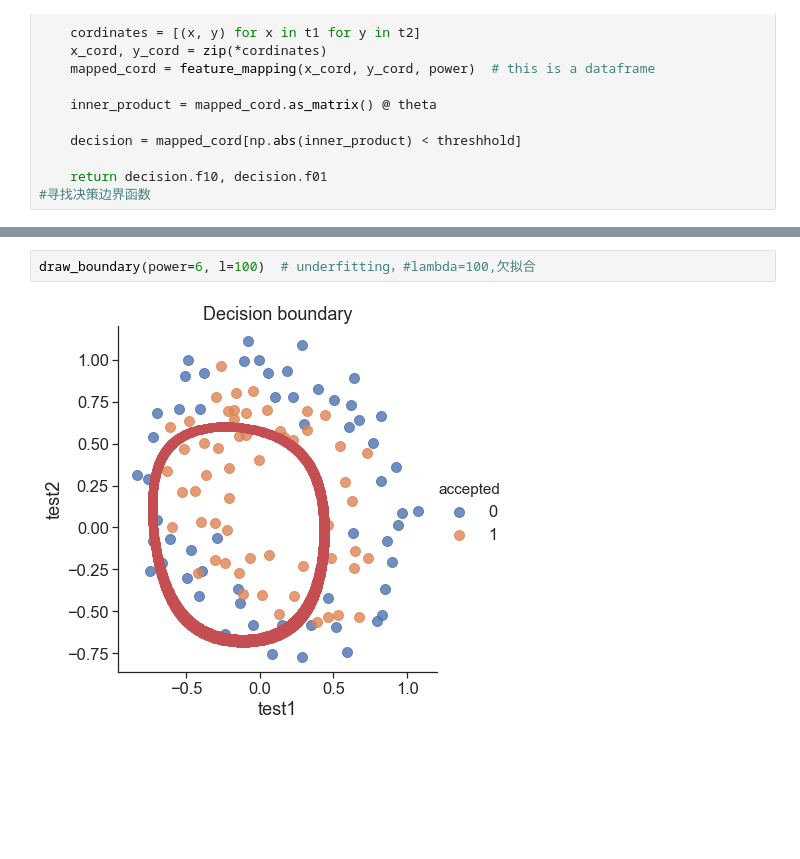
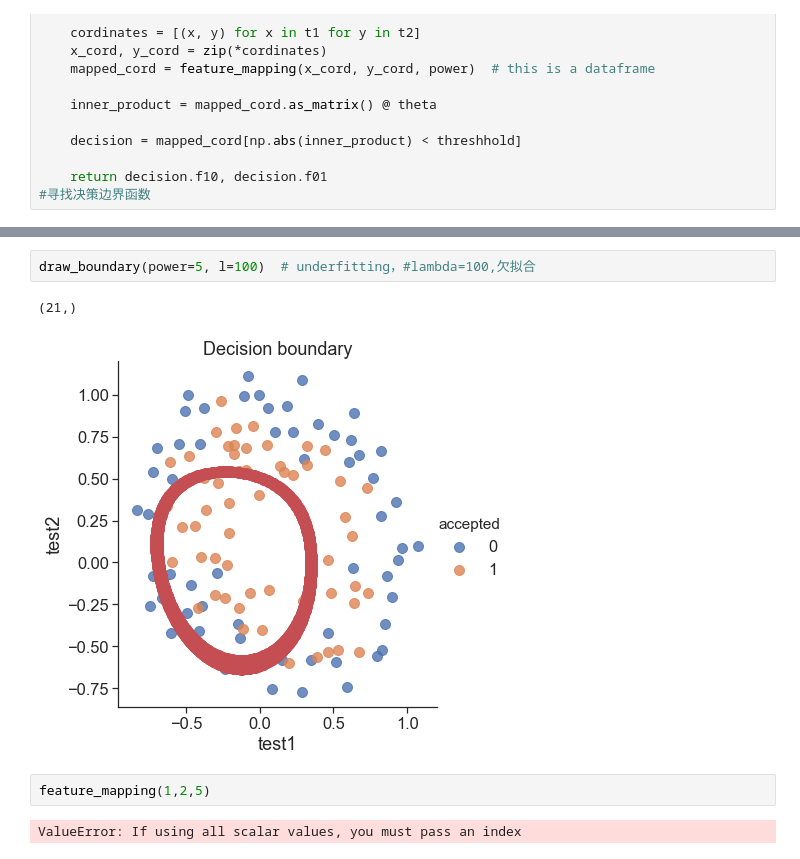
Before and after one commit to haobinlu/ML_Ng-python-code, a Jupyter notebook: ex2/1. logistic_regression_v1.ipynb, the cells around one changed output, grey strips where cells are left out. Drawn from its saved outputs; the diff is of its cells as text; blank space fills up the shorter version.

```diff
--- a/ex2/1. logistic_regression_v1.ipynb
+++ b/ex2/1. logistic_regression_v1.ipynb
@@ -458,4 +464,9 @@ draw_boundary(power=6, l=0)  # no regularization, over fitting，#lambda=0,没
 # %%
-draw_boundary(power=6, l=100)  # underfitting，#lambda=100,欠拟合
+draw_boundary(power=5, l=100)  # underfitting，#lambda=100,欠拟合
 # %% [output]
+(21,)
-[figure, old version]
+[figure, new version]
+# %%
+feature_mapping(1,2,5)
+# %% [output]
+ValueError: If using all scalar values, you must pass an index
```
Also changed, not shown: parts of 5 cells of this notebook, 5 other files.
